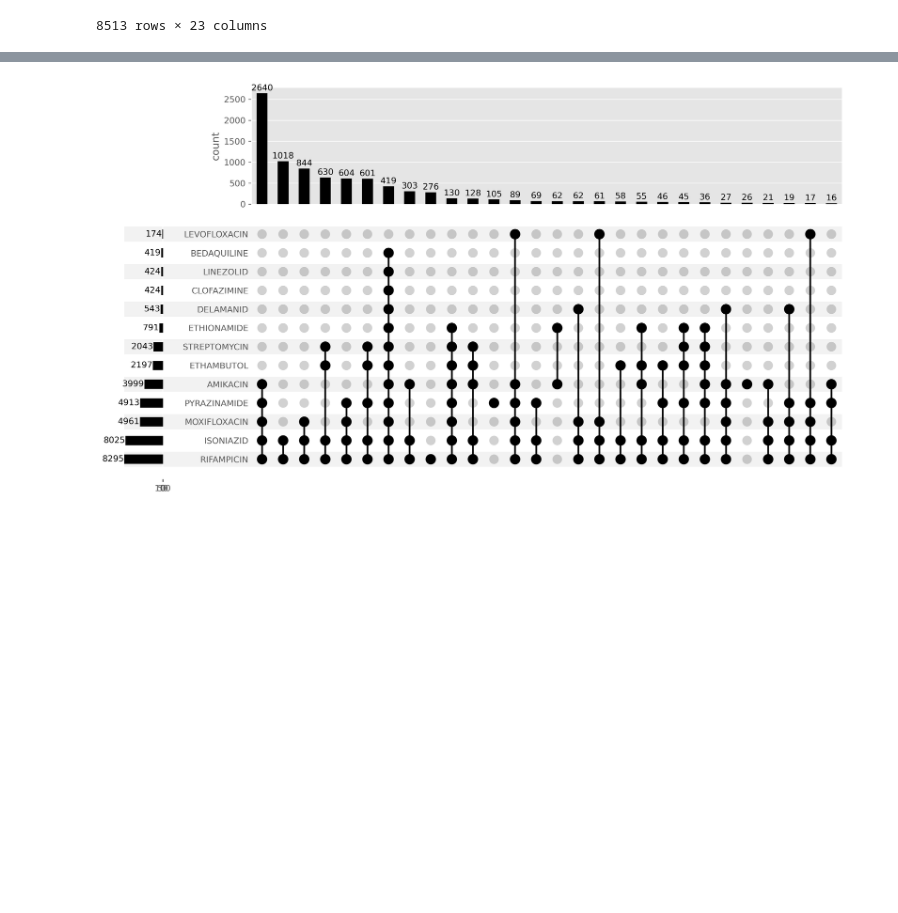
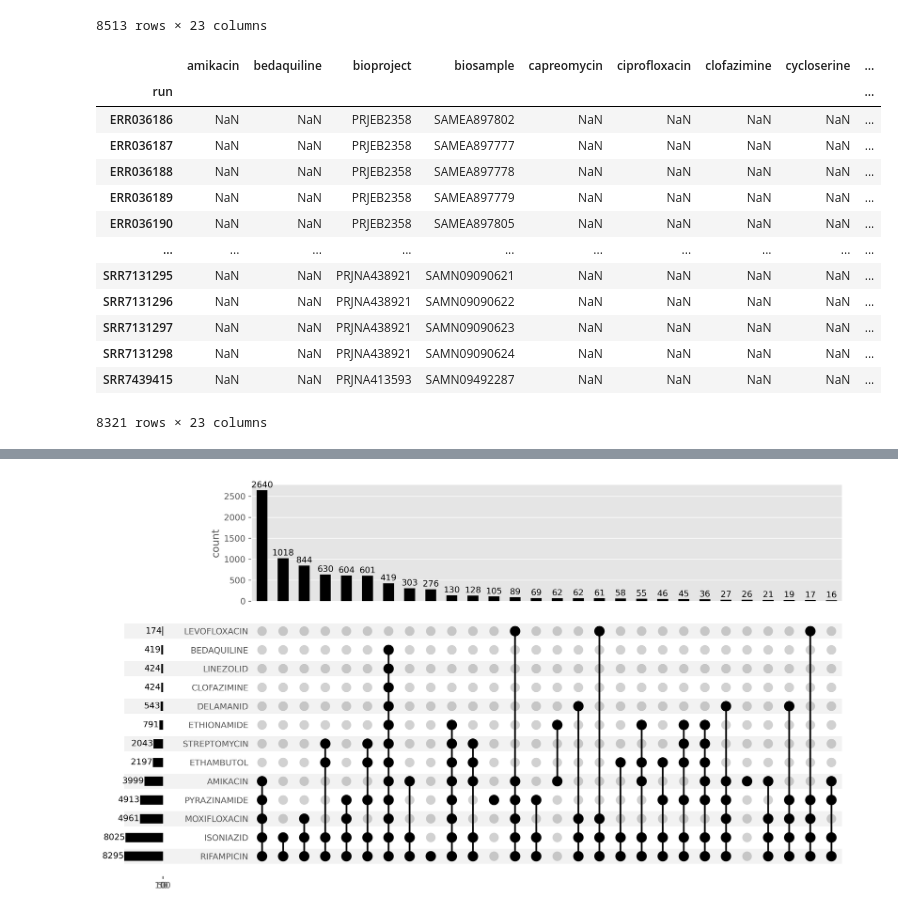
Before and after one commit to mbhall88/WHO-correspondence, a Jupyter notebook: workflow/notebooks/data-cleaning.ipynb, the cells around one changed output, grey strips where cells are left out. Saved outputs shown, nothing was run; the diff lists cells and outputs as text; code cells hidden in the pictures; blank space fills up the shorter version.

```diff
--- a/workflow/notebooks/data-cleaning.ipynb
+++ b/workflow/notebooks/data-cleaning.ipynb
@@ -619,6 +619,25 @@ non_who_df.loc[~non_who_df.index.duplicated(keep="first")]
 non_who_df = non_who_df.loc[~non_who_df.index.duplicated(keep="first")]
 # %%
 # non_who_df.to_csv("../../docs/samplesheet.csv")
+# %%
+non_who_df = pd.read_csv("../../docs/samplesheet.csv", index_col="run")
+# %%
+non_who_df
+# %% [output]
+|  | amikacin | bedaquiline | bioproject | biosample | capreomycin | ciprofloxacin | clofazimine | cycloserine | ... |
+| run |  |  |  |  |  |  |  |  | ... |
+| ERR036186 | NaN | NaN | PRJEB2358 | SAMEA897802 | NaN | NaN | NaN | NaN | ... |
+| ERR036187 | NaN | NaN | PRJEB2358 | SAMEA897777 | NaN | NaN | NaN | NaN | ... |
+| ERR036188 | NaN | NaN | PRJEB2358 | SAMEA897778 | NaN | NaN | NaN | NaN | ... |
+| ERR036189 | NaN | NaN | PRJEB2358 | SAMEA897779 | NaN | NaN | NaN | NaN | ... |
+| ERR036190 | NaN | NaN | PRJEB2358 | SAMEA897805 | NaN | NaN | NaN | NaN | ... |
+| ... | ... | ... | ... | ... | ... | ... | ... | ... | ... |
+| SRR7131295 | NaN | NaN | PRJNA438921 | SAMN09090621 | NaN | NaN | NaN | NaN | ... |
+| SRR7131296 | NaN | NaN | PRJNA438921 | SAMN09090622 | NaN | NaN | NaN | NaN | ... |
+| SRR7131297 | NaN | NaN | PRJNA438921 | SAMN09090623 | NaN | NaN | NaN | NaN | ... |
+| SRR7131298 | NaN | NaN | PRJNA438921 | SAMN09090624 | NaN | NaN | NaN | NaN | ... |
+| SRR7439415 | NaN | NaN | PRJNA413593 | SAMN09492287 | NaN | NaN | NaN | NaN | ... |
+8321 rows × 23 columns
 # %%
 import matplotlib.pyplot as plt
 import seaborn as sns
```
Also changed, not shown: parts of 151 cells of this notebook.
